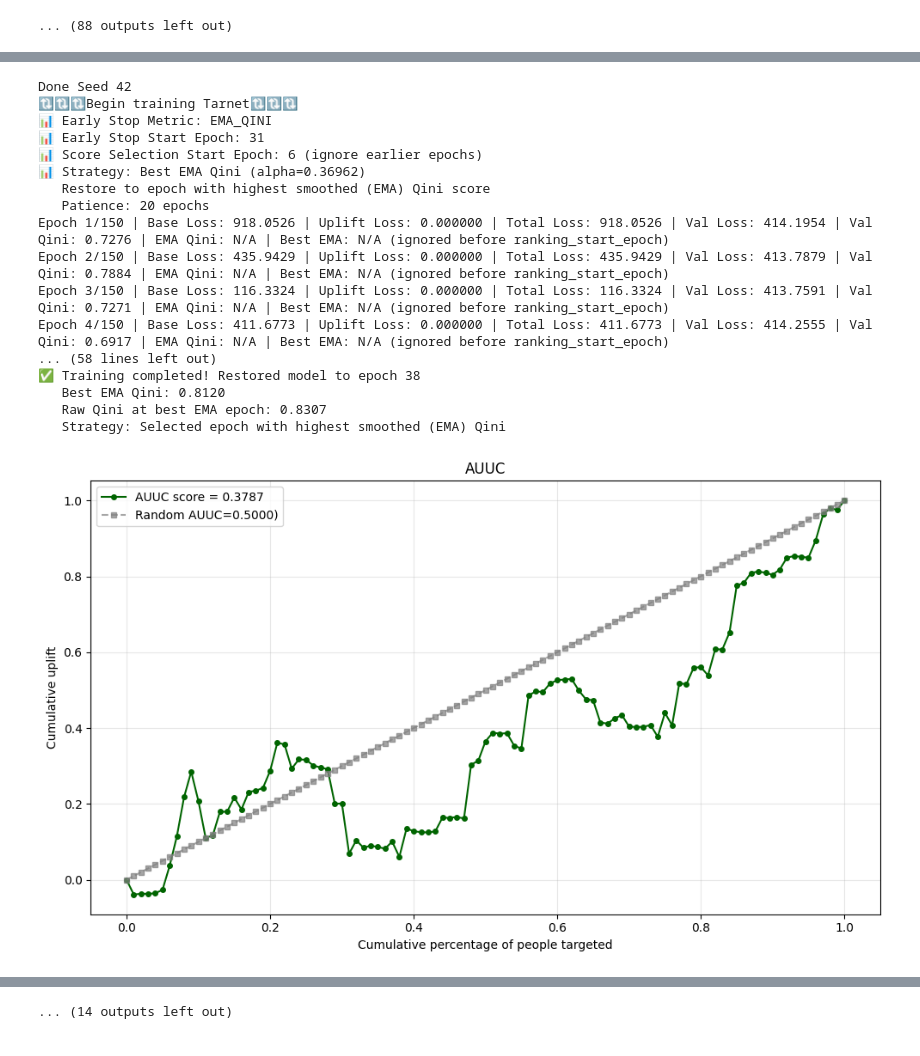
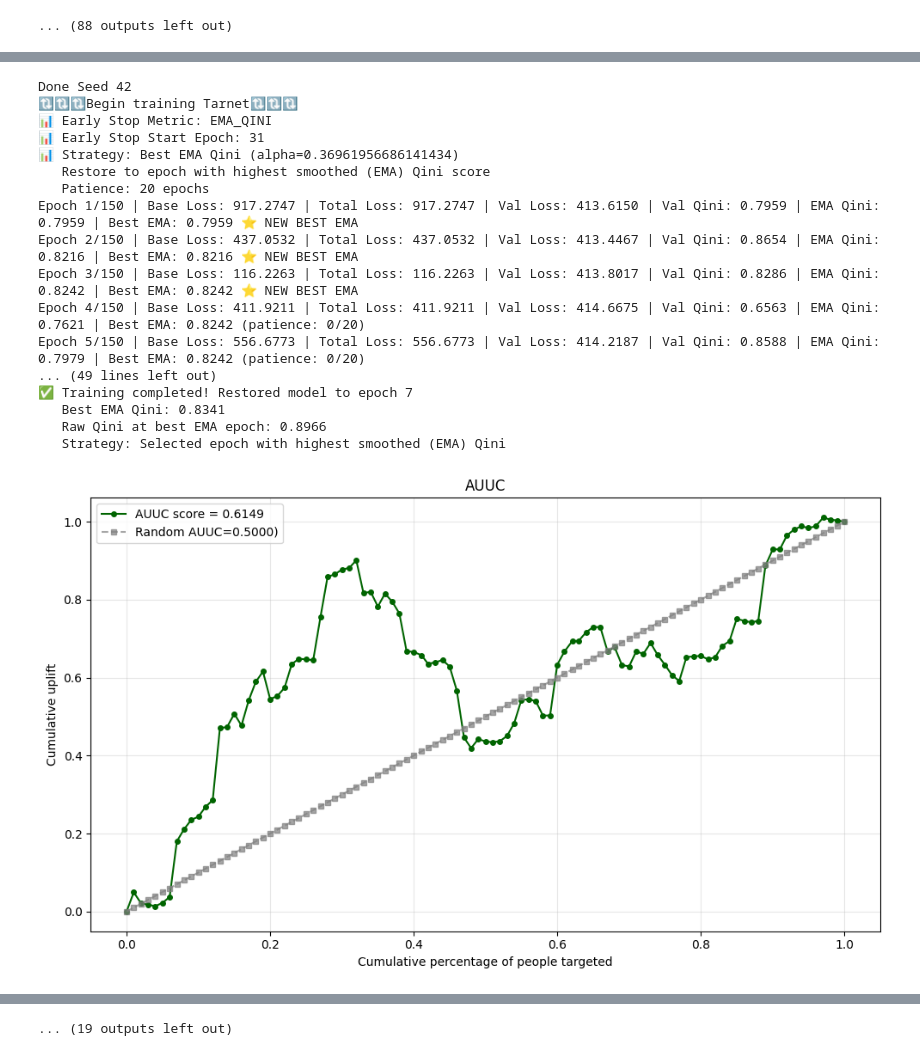
Before and after one commit to ducvu0904/RERUM, a Jupyter notebook: Tarnet/main_tarnet.ipynb, the cells around one changed output, grey strips where cells are left out. Drawn from its saved outputs; the diff is of its cells as text; code cells hidden in the pictures.

```diff
--- a/Tarnet/main_tarnet.ipynb
+++ b/Tarnet/main_tarnet.ipynb
@@ -326,23 +315,23 @@ seeds = [412312, 42, 1874, 902745, 1,2,3,4,5,6] # Extended to 10 seeds for more
 device = torch.device("cuda" if torch.cuda.is_available() else "cpu")
 all_runs = []
 
-# if 'best_cfg' not in globals():
-#     raise ValueError("best_cfg not found. Run grid-search cell first.")
+if 'best_cfg' not in globals():
+    raise ValueError("best_cfg not found. Run grid-search cell first.")
 
-# best_lr = float(best_cfg['lr'])
-# best_wd = float(best_cfg['weight_decay'])
-# best_shared_hidden = int(best_cfg['shared_hidden'])
-# best_outcome_hidden = int(best_cfg['outcome_hidden'])
-# best_shared_dropout = float(best_cfg['shared_dropout'])
-# best_outcome_dropout = float(best_cfg['outcome_dropout'])
-# best_ema_alpha = float(best_cfg['ema_alpha'])
+best_lr = float(best_cfg['lr'])
+best_wd = float(best_cfg['weight_decay'])
+best_shared_hidden = int(best_cfg['shared_hidden'])
+best_outcome_hidden = int(best_cfg['outcome_hidden'])
+best_shared_dropout = float(best_cfg['shared_dropout'])
+best_outcome_dropout = float(best_cfg['outcome_dropout'])
+best_ema_alpha = float(best_cfg['ema_alpha'])
 
-# print("Evaluating on test with best validation config:")
-# print(f"  lr={best_lr:.1e}, weight_decay={best_wd:.1e}")
-# print(f"  shared_hidden={best_shared_hidden}, outcome_hidden={best_outcome_hidden}")
-# print(f"  shared_dropout={best_shared_dropout:.3f}, outcome_dropout={best_outcome_dropout:.3f}")
-# print(f"  ema_alpha={best_ema_alpha:.3f}")
-# print(f"Number of seeds: {len(seeds)}")
+print("Evaluating on test with best validation config:")
+print(f"  lr={best_lr:.1e}, weight_decay={best_wd:.1e}")
+print(f"  shared_hidden={best_shared_hidden}, outcome_hidden={best_outcome_hidden}")
+print(f"  shared_dropout={best_shared_dropout:.3f}, outcome_dropout={best_outcome_dropout:.3f}")
+print(f"  ema_alpha={best_ema_alpha:.3f}")
+print(f"Number of seeds: {len(seeds)}")
 
 # 2. Loop over seeds for robust test evaluation
 for SEED in seeds:
@@ -351,20 +340,18 @@ for SEED in seeds:
     tarnet = Tarnet(
         cate_dims=cat_dims,
         num_count=num_count,
-        epochs=epochs,
-        learning_rate=0.001708,
-        weight_decay=0.000001,
+        epochs=150,
+        learning_rate=best_lr,
+        weight_decay=best_wd,
         use_ema=ema,
-        ema_alpha=0.36962,
+        ema_alpha=best_ema_alpha,
         patience=patience,
-        shared_hidden=451,
-        outcome_hidden=251,
-        outcome_dropout=0.029564,
-        shared_dropout=0.664426,
+        shared_hidden=best_shared_hidden,
+        outcome_hidden=best_outcome_hidden,
+        outcome_dropout=best_outcome_dropout,
+        shared_dropout=best_shared_dropout,
         early_stop_metric=early_stop_metric,
         early_stop_start_epoch=early_stop_start,
-        ranking_start_epoch=5,
-        uplift_ranking=0.1
     )
 
     tarnet.fit(train_loader, val_loader)
@@ -457,18 +444,18 @@ Epoch 4/150 | Base Loss: 687.8376 | Uplift Loss: 0.000000 | Total Loss: 687.8376
 Done Seed 42
 🔃🔃🔃Begin training Tarnet🔃🔃🔃
 📊 Early Stop Metric: EMA_QINI
 📊 Early Stop Start Epoch: 31
-📊 Score Selection Start Epoch: 6 (ignore earlier epochs)
-📊 Strategy: Best EMA Qini (alpha=0.36962)
+📊 Strategy: Best EMA Qini (alpha=0.36961956686141434)
    Restore to epoch with highest smoothed (EMA) Qini score
    Patience: 20 epochs
-Epoch 1/150 | Base Loss: 918.0526 | Uplift Loss: 0.000000 | Total Loss: 918.0526 | Val Loss: 414.1954 | Val Qini: 0.7276 | EMA Qini: N/A | Best EMA: N/A (ignored before ranking_start_epoch)
-Epoch 2/150 | Base Loss: 435.9429 | Uplift Loss: 0.000000 | Total Loss: 435.9429 | Val Loss: 413.7879 | Val Qini: 0.7884 | EMA Qini: N/A | Best EMA: N/A (ignored before ranking_start_epoch)
-Epoch 3/150 | Base Loss: 116.3324 | Uplift Loss: 0.000000 | Total Loss: 116.3324 | Val Loss: 413.7591 | Val Qini: 0.7271 | EMA Qini: N/A | Best EMA: N/A (ignored before ranking_start_epoch)
-Epoch 4/150 | Base Loss: 411.6773 | Uplift Loss: 0.000000 | Total Loss: 411.6773 | Val Loss: 414.2555 | Val Qini: 0.6917 | EMA Qini: N/A | Best EMA: N/A (ignored before ranking_start_epoch)
-... (58 lines left out)
-✅ Training completed! Restored model to epoch 38
-   Best EMA Qini: 0.8120
-   Raw Qini at best EMA epoch: 0.8307
+Epoch 1/150 | Base Loss: 917.2747 | Total Loss: 917.2747 | Val Loss: 413.6150 | Val Qini: 0.7959 | EMA Qini: 0.7959 | Best EMA: 0.7959 ⭐ NEW BEST EMA
+Epoch 2/150 | Base Loss: 437.0532 | Total Loss: 437.0532 | Val Loss: 413.4467 | Val Qini: 0.8654 | EMA Qini: 0.8216 | Best EMA: 0.8216 ⭐ NEW BEST EMA
+Epoch 3/150 | Base Loss: 116.2263 | Total Loss: 116.2263 | Val Loss: 413.8017 | Val Qini: 0.8286 | EMA Qini: 0.8242 | Best EMA: 0.8242 ⭐ NEW BEST EMA
+Epoch 4/150 | Base Loss: 411.9211 | Total Loss: 411.9211 | Val Loss: 414.6675 | Val Qini: 0.6563 | EMA Qini: 0.7621 | Best EMA: 0.8242 (patience: 0/20)
+Epoch 5/150 | Base Loss: 556.6773 | Total Loss: 556.6773 | Val Loss: 414.2187 | Val Qini: 0.8588 | EMA Qini: 0.7979 | Best EMA: 0.8242 (patience: 0/20)
+... (49 lines left out)
+✅ Training completed! Restored model to epoch 7
+   Best EMA Qini: 0.8341
+   Raw Qini at best EMA epoch: 0.8966
    Strategy: Selected epoch with highest smoothed (EMA) Qini
-[figure, old version]
+[figure, new version]
@@ -495 +482 @@ Epoch 4/150 | Base Loss: 75.0026 | Uplift Loss: 0.000000 | Total Loss: 75.0026 |
-... (14 outputs left out)
+... (19 outputs left out)
```
Also changed, not shown: parts of 3 cells of this notebook, 8 other files.
